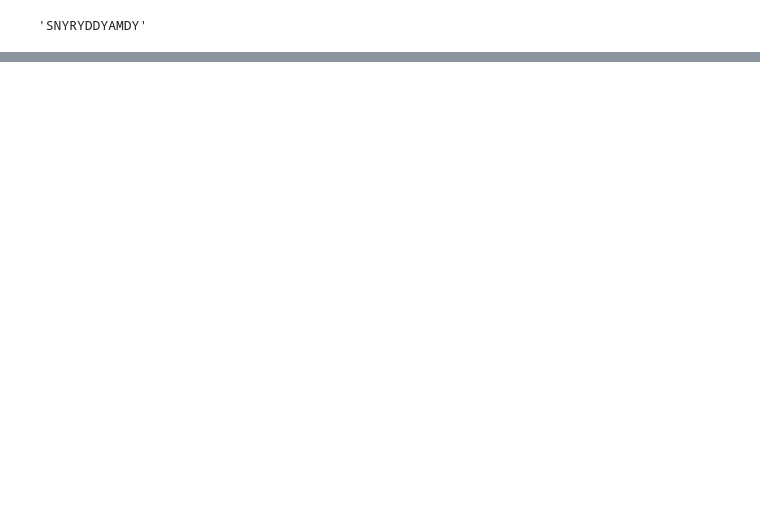
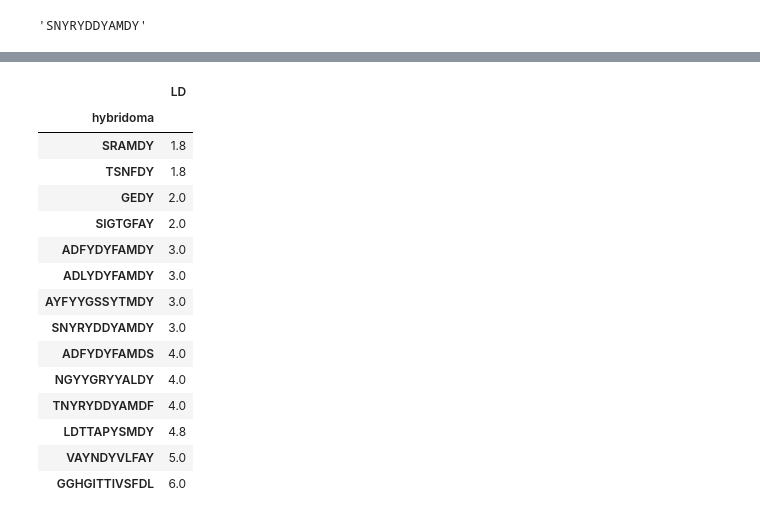
Before and after one commit to wkwong-henlix/10X_bcr_sequence_analysis, a Jupyter notebook: ILT4/set1_10062022/set1.ipynb, the cells around one changed output, grey strips where cells are left out. Saved outputs shown, nothing was run; the diff lists cells and outputs as text; code cells hidden in the pictures; blank space fills up the shorter version.

```diff
--- a/ILT4/set1_10062022/set1.ipynb
+++ b/ILT4/set1_10062022/set1.ipynb
@@ -663,0 +808,19 @@ fig.tight_layout()
+# %%
+top_matches_per_hybridoma.groupby('hybridoma').mean().sort_values("LD")
+# %% [output]
+|  | LD |
+| hybridoma |  |
+| SRAMDY | 1.8 |
+| TSNFDY | 1.8 |
+| GEDY | 2.0 |
+| SIGTGFAY | 2.0 |
+| ADFYDYFAMDY | 3.0 |
+| ADLYDYFAMDY | 3.0 |
+| AYFYYGSSYTMDY | 3.0 |
+| SNYRYDDYAMDY | 3.0 |
+| ADFYDYFAMDS | 4.0 |
+| NGYYGRYYALDY | 4.0 |
+| TNYRYDDYAMDF | 4.0 |
+| LDTTAPYSMDY | 4.8 |
+| VAYNDYVLFAY | 5.0 |
+| GGHGITTIVSFDL | 6.0 |
```
Also changed, not shown: parts of 12 cells of this notebook.
